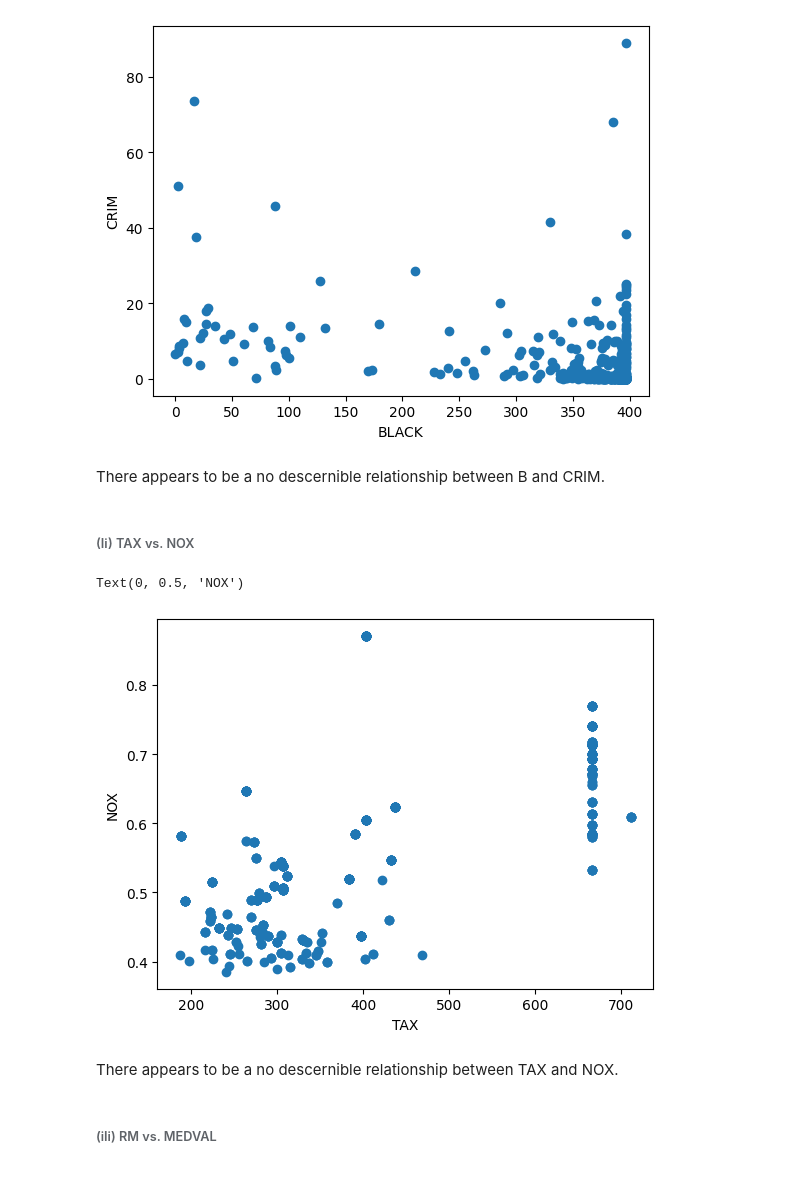
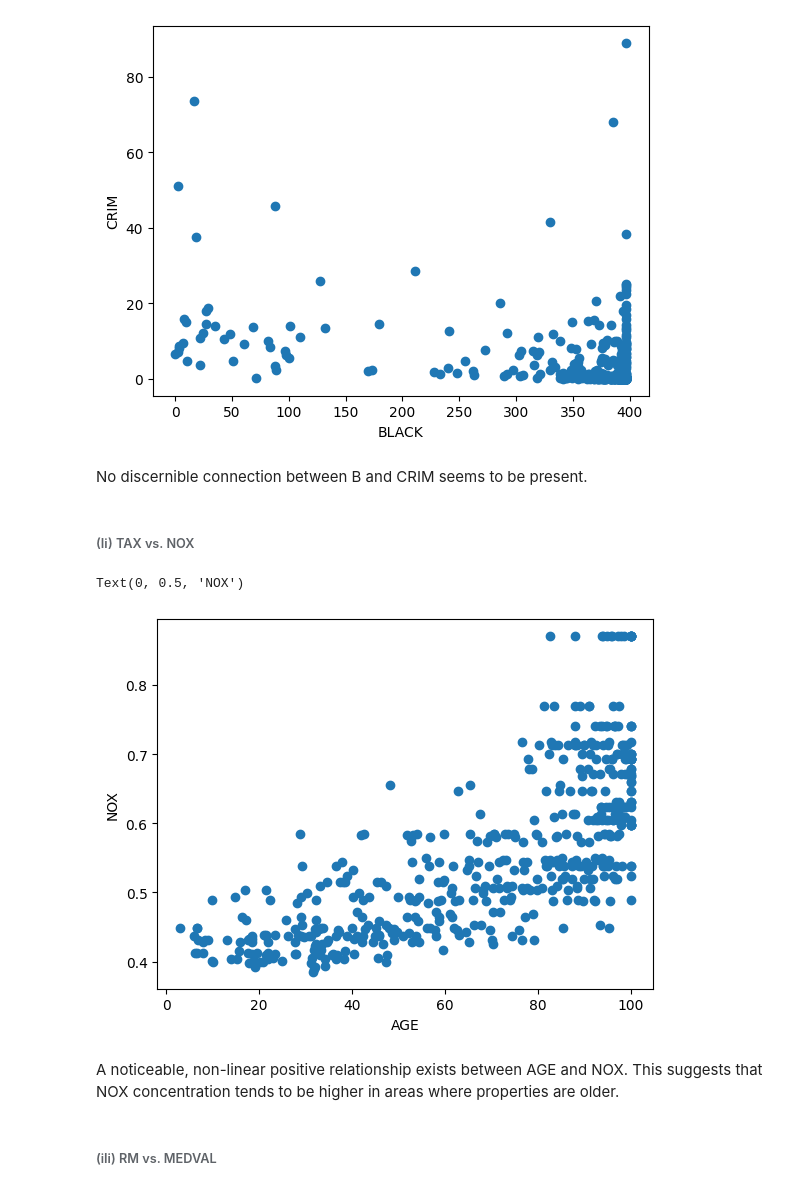
Before and after one commit to nikhilnair31/ST380, a Jupyter notebook: ML_Exam.ipynb, the cells around one changed output. Saved outputs shown, nothing was run; the diff lists cells and outputs as text; code cells hidden in the pictures.

```diff
--- a/ML_Exam.ipynb
+++ b/ML_Exam.ipynb
@@ -89,19 +123,19 @@ plt.ylabel('CRIM')
 # %% [output]
 Text(0, 0.5, 'CRIM')
 [figure]
-# %% [markdown]
-There appears to be a no descernible relationship between B and CRIM.
+# %% [markdown]
+No discernible connection between B and CRIM seems to be present.
 # %% [markdown]
 ###### (Ii) TAX vs. NOX
 # %%
-plt.scatter(df['TAX'], df['NOX'])
-plt.xlabel('TAX')
+plt.scatter(df['AGE'], df['NOX'])
+plt.xlabel('AGE')
 plt.ylabel('NOX')
 # %% [output]
 Text(0, 0.5, 'NOX')
-[figure, old version]
+[figure, new version]
-# %% [markdown]
-There appears to be a no descernible relationship between TAX and NOX.
+# %% [markdown]
+A noticeable, non-linear positive relationship exists between AGE and NOX. This suggests that NOX concentration tends to be higher in areas where properties are older.
 # %% [markdown]
 ###### (iIi) RM vs. MEDVAL
 # %%
```
Also changed, not shown: parts of 264 cells of this notebook.
